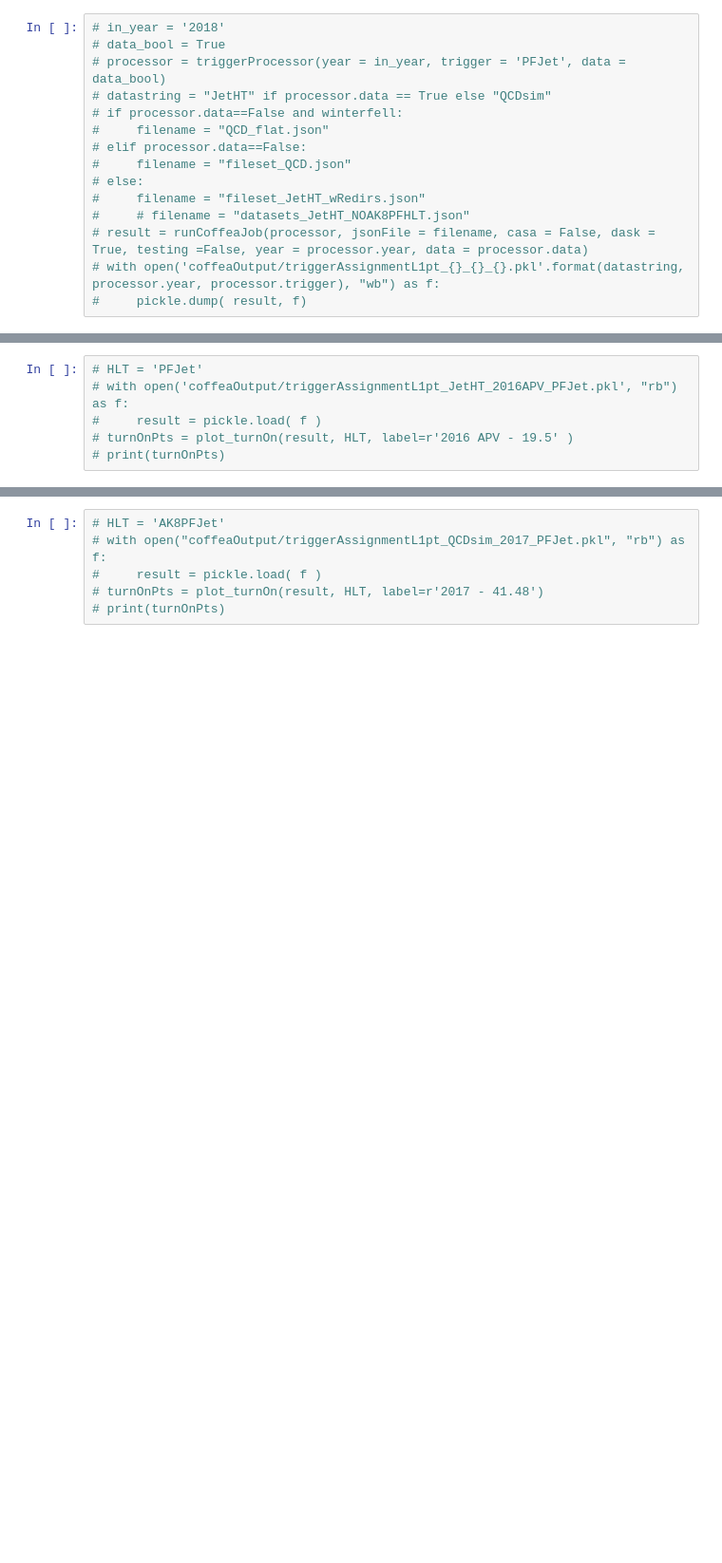
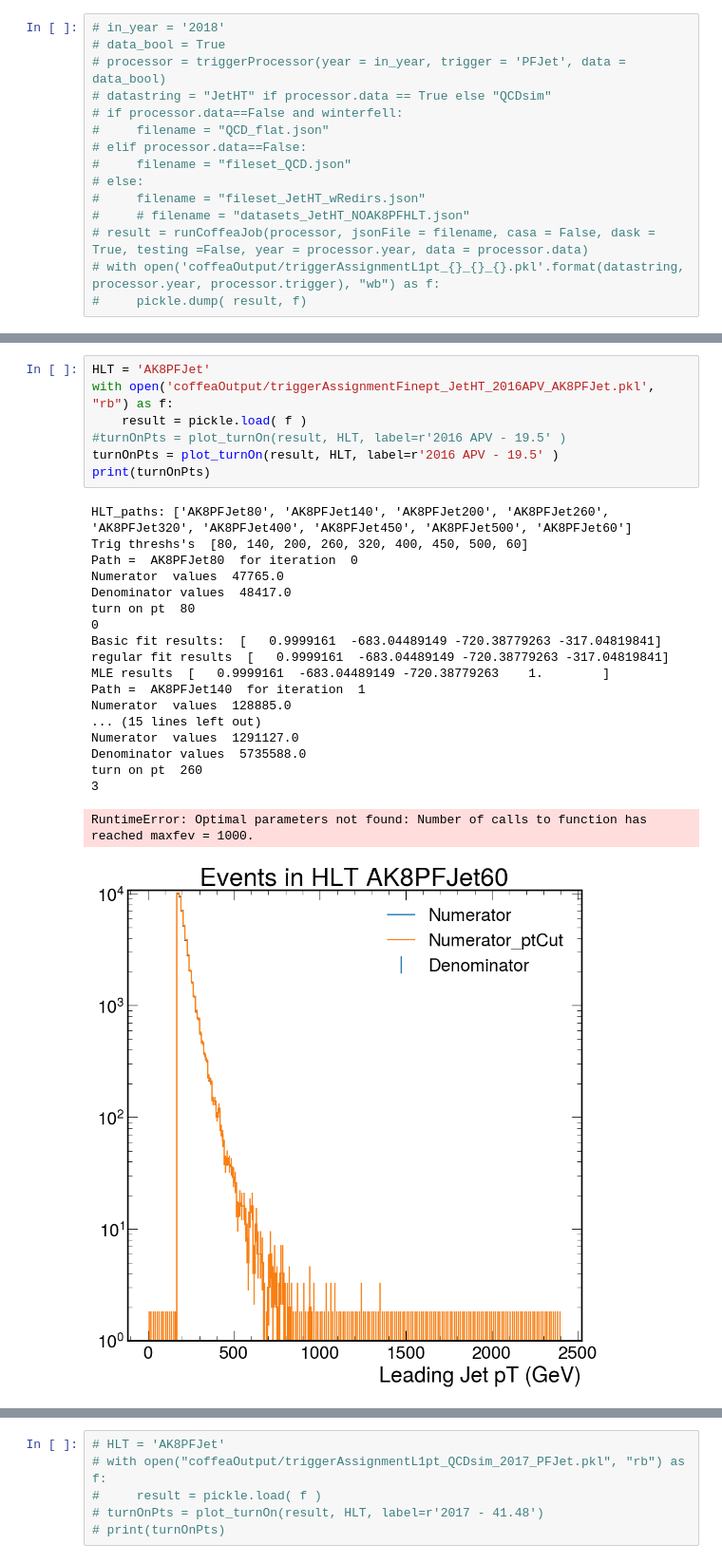
Before and after one commit to laurenhay/GluonJetMass, a Jupyter notebook: applyPrescales.ipynb, the cells around one changed output, grey strips where cells are left out. Shown at 95% size. Drawn from its saved outputs; the diff is of its cells as text; blank space fills up the shorter version.

```diff
--- a/applyPrescales.ipynb
+++ b/applyPrescales.ipynb
@@ -231,8 +249,29 @@ def plot_turnOn(result, HLT, label):
 # %% [output]
 rv_cont fit function:  <__main__.cust_erf object at 0x...>
 # %%
-# HLT = 'PFJet'
-# with open('coffeaOutput/triggerAssignmentL1pt_JetHT_2016APV_PFJet.pkl', "rb") as f:
-#     result = pickle.load( f )
-# turnOnPts = plot_turnOn(result, HLT, label=r'2016 APV - 19.5' )
-# print(turnOnPts)
+HLT = 'AK8PFJet'
+with open('coffeaOutput/triggerAssignmentFinept_JetHT_2016APV_AK8PFJet.pkl', "rb") as f:
+    result = pickle.load( f )
+#turnOnPts = plot_turnOn(result, HLT, label=r'2016 APV - 19.5' )
+turnOnPts = plot_turnOn(result, HLT, label=r'2016 APV - 19.5' )
+print(turnOnPts)
+# %% [output]
+HLT_paths: ['AK8PFJet80', 'AK8PFJet140', 'AK8PFJet200', 'AK8PFJet260', 'AK8PFJet320', 'AK8PFJet400', 'AK8PFJet450', 'AK8PFJet500', 'AK8PFJet60']
+Trig threshs's  [80, 140, 200, 260, 320, 400, 450, 500, 60]
+Path =  AK8PFJet80  for iteration  0
+Numerator  values  47765.0
+Denominator values  48417.0
+turn on pt  80
+0
+Basic fit results:  [   0.9999161  -683.04489149 -720.38779263 -317.04819841]
+regular fit results  [   0.9999161  -683.04489149 -720.38779263 -317.04819841]
+MLE results  [   0.9999161  -683.04489149 -720.38779263    1.        ]
+Path =  AK8PFJet140  for iteration  1
+Numerator  values  128885.0
+... (15 lines left out)
+Numerator  values  1291127.0
+Denominator values  5735588.0
+turn on pt  260
+3
+RuntimeError: Optimal parameters not found: Number of calls to function has reached maxfev = 1000.
+[figure, added]
```
Also changed, not shown: parts of 18 cells of this notebook, 16 other files.
